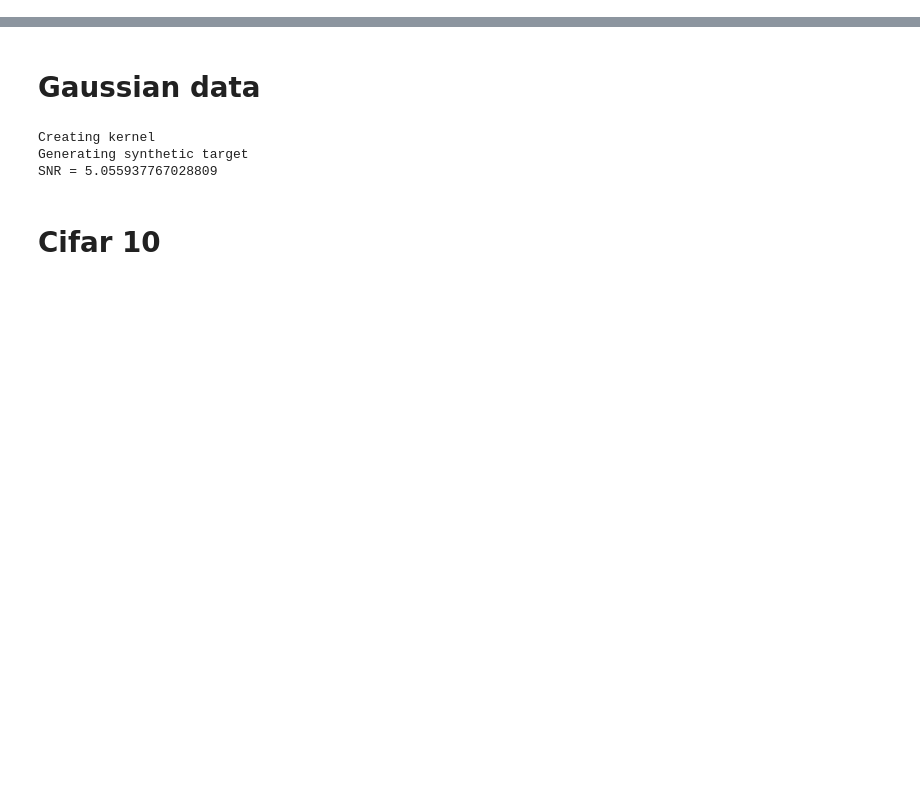
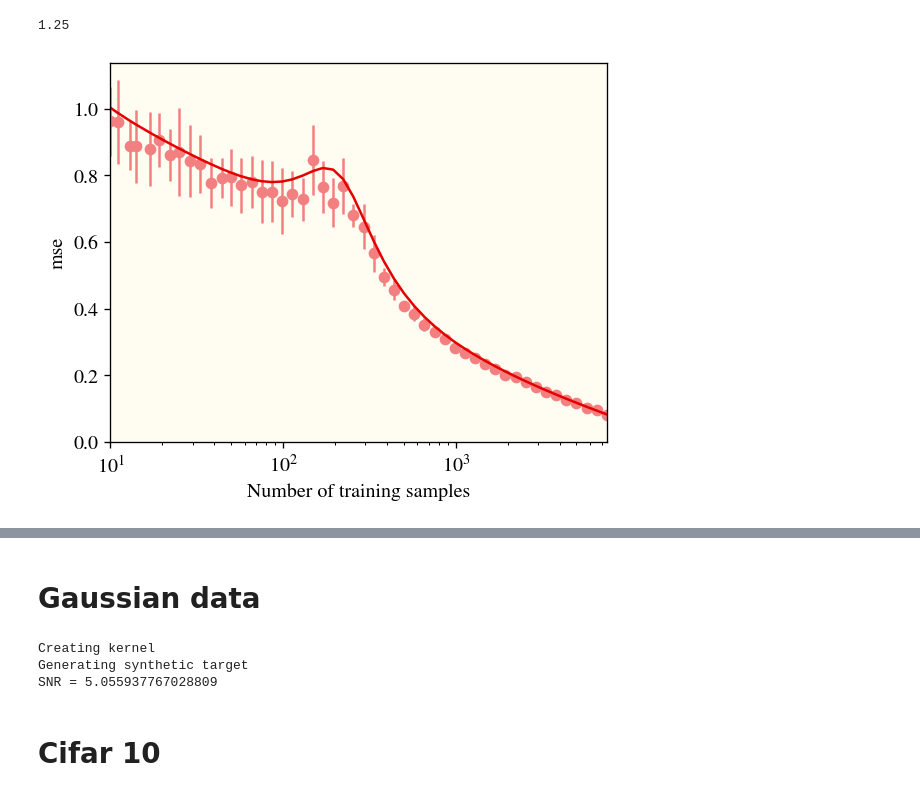
Before and after one commit to james-simon/feature_recombination, a Jupyter notebook: notebooks/eigenlearning.ipynb, the cells around one changed output, grey strips where cells are left out. Saved outputs shown, nothing was run; the diff lists cells and outputs as text; code cells hidden in the pictures; blank space fills up the shorter version.

Commit message:
eiglrn plots (wip)

```diff
--- a/notebooks/eigenlearning.ipynb
+++ b/notebooks/eigenlearning.ipynb
@@ -22,0 +57,76 @@ from eigenlearning import eigenlearning
+# %%
+import matplotlib.colors as mcolors
+
+colors = ['xkcd:red', 'xkcd:orange', 'xkcd:gold', 'xkcd:green', 'xkcd:blue', "xkcd:purple", "xkcd:black"]
+
+def lighten(color, amount=0.5):
+    rgb = mcolors.to_rgb(mcolors.XKCD_COLORS.get(color, color))
+    if amount >= 0:
+        new_rgb = tuple(c + (1 - c) * amount for c in rgb)
+    else:
+        new_rgb = tuple(c * (1 + amount) for c in rgb)
+    # Clip values to [0, 1]
+    new_rgb = tuple(min(max(x, 0), 1) for x in new_rgb)
+    return new_rgb
+# %%
+targets = expt_fm.load("targets.pickle")
+target = sorted(targets.keys())[1]
+print(target)
+ystar = targets[target]
+
+result = expt_fm.load("result.pickle")
+monomials = result["monomials"]
+d_eff = result["d_eff"]
+et_yhat = ExptTrace.deserialize(result["y_hat"])
+
+emp_eigvals = result["emp_eigvals"]
+emp_eigvecs = expt_fm.load("emp_eigvecs.npy")
+emp_coeffs = emp_eigvecs.T @ ystar
+emp_coeffs /= np.linalg.norm(emp_coeffs)
+
+hehe_eigvals = result["th_eigvals"]
+H = expt_fm.load("H.npy")
+hehe_coeffs = torch.linalg.lstsq(ensure_torch(H), ensure_torch(ystar))[0]
+hehe_coeffs = ensure_numpy(hehe_coeffs)
+hehe_coeffs /= np.linalg.norm(hehe_coeffs)
+
+ntest = result["n_test"]
+ridges = et_yhat.get_axis("ridge")
+ntrains = et_yhat.get_axis("ntrain")
+trials = et_yhat.get_axis("trial")
+# %% [output]
+1.25
+# %%
+def get_mse_stats(ntrain, ridge):
+    yhat_trials = []
+    for t in trials:
+        try:
+            yhat = et_yhat.get(ntrain=ntrain, ridge=ridge, trial=t, target=target)
+            yhat_trials.append(yhat.squeeze())
+        except AssertionError:
+            continue
+    mse = ((np.array(yhat_trials) - ystar[-ntest:])**2).mean(axis=1)
+    return mse.mean(axis=0), mse.std(axis=0)
+
+mse_stats = np.array([[get_mse_stats(n, ridges[0])] for n in ntrains]).squeeze()
+mse_mean, mse_std = mse_stats[:, 0], mse_stats[:, 1]
+
+# do_el = lambda n: eigenlearning(n, emp_eigvals, emp_coeffs, ridge=ridges[0])
+# do_el = lambda n: eigenlearning(n, hehe_eigvals[:], hehe_coeffs, ridge=ridges[0])
+do_el = lambda n: eigenlearning(n, hehe_eigvals[:], hehe_coeffs, ridge=ridges[0])
+mse_el = np.array([do_el(n)["test_mse"] for n in ntrains])
+
+fig, ax = plt.subplots(figsize=(5, 4))
+c = lighten(colors[0], 0.5)
+ax.errorbar(ntrains, mse_mean, yerr=mse_std, color=c, ls='none', marker='o', zorder=-4)
+ax.plot(ntrains, mse_el, color=colors[0])
+ax.set_xlabel("Number of training samples")
+ax.set_ylabel("mse")
+ax.set_xlim(ntrains[0], ntrains[-1])
+ax.set_ylim(0)
+
+ax.set_xscale("log")
+plt.tight_layout()
+plt.show()
+# %% [output]
+[figure, added]
```
Also changed, not shown: parts of 8 cells of this notebook.
